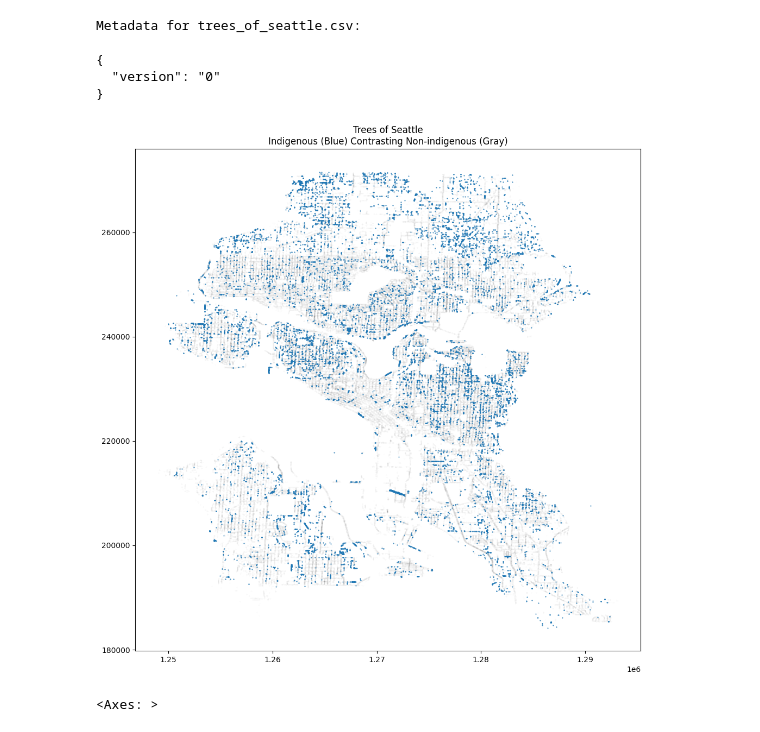
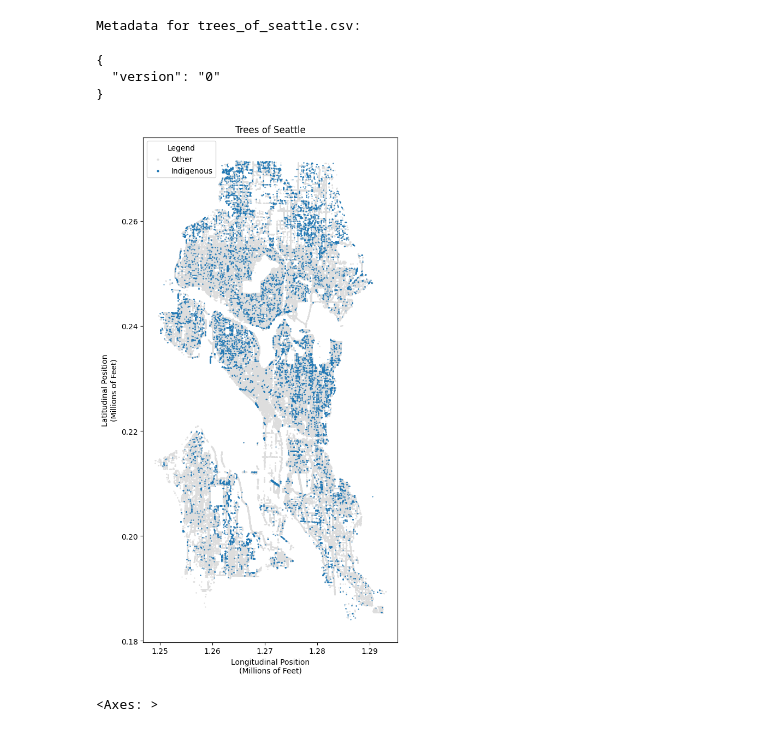
Before and after one commit to fractalate/data-trees-seattle, a Jupyter notebook: indigenous_trees.ipynb, the cells around one changed output. Drawn from its saved outputs; the diff is of its cells as text; code cells hidden in the pictures.

```diff
--- a/indigenous_trees.ipynb
+++ b/indigenous_trees.ipynb
@@ -36,14 +37,25 @@ dftrees_ind = dftrees[dftrees['indigenous']]
 dftrees_non = dftrees[~dftrees['indigenous']]
 # %%
 # Plot the location of trees in the city.
-plt.figure(figsize=(12, 12))
-plt.scatter(dftrees_non['x'], dftrees_non['y'], s=.0001, color='black')
-plt.scatter(dftrees_ind['x'], dftrees_ind['y'], s=.25)
-plt.title('Trees of Seattle\nIndigenous (Blue) Contrasting Non-indigenous (Gray)')
+fig, ax = plt.subplots(figsize=(12, 12))  # x-dimension gets "forgotten" after set_aspect().
+
+def scale_formatter(value, tick_number):
+    return f'{value / 1_000_000.0:.2f}'
+
+ax.xaxis.set_major_formatter(ticker.FuncFormatter(scale_formatter))
+ax.yaxis.set_major_formatter(ticker.FuncFormatter(scale_formatter))
+
+ax.scatter(dftrees_non['x'], dftrees_non['y'], s=.25, color='#DDD', label='Other')
+ax.scatter(dftrees_ind['x'], dftrees_ind['y'], s=.25, label='Indigenous')
+ax.set_aspect('equal', adjustable='box')
+ax.set_xlabel('Longitudinal Position\n(Millions of Feet)')
+ax.set_ylabel('Latitudinal Position\n(Millions of Feet)')
+ax.set_title('Trees of Seattle')
+ax.legend(scatterpoints=1, markerscale=4, title='Legend')
+
 plt.show()
-# TODO - Clean up labels on left and bottom.
 # %% [output]
-[figure, old version]
+[figure, new version]
 # %%
 indigenous_counts = dftrees_ind['scientificname'].value_counts()
 
```
Also changed, not shown: parts of 1 cell of this notebook, 8 other files.
